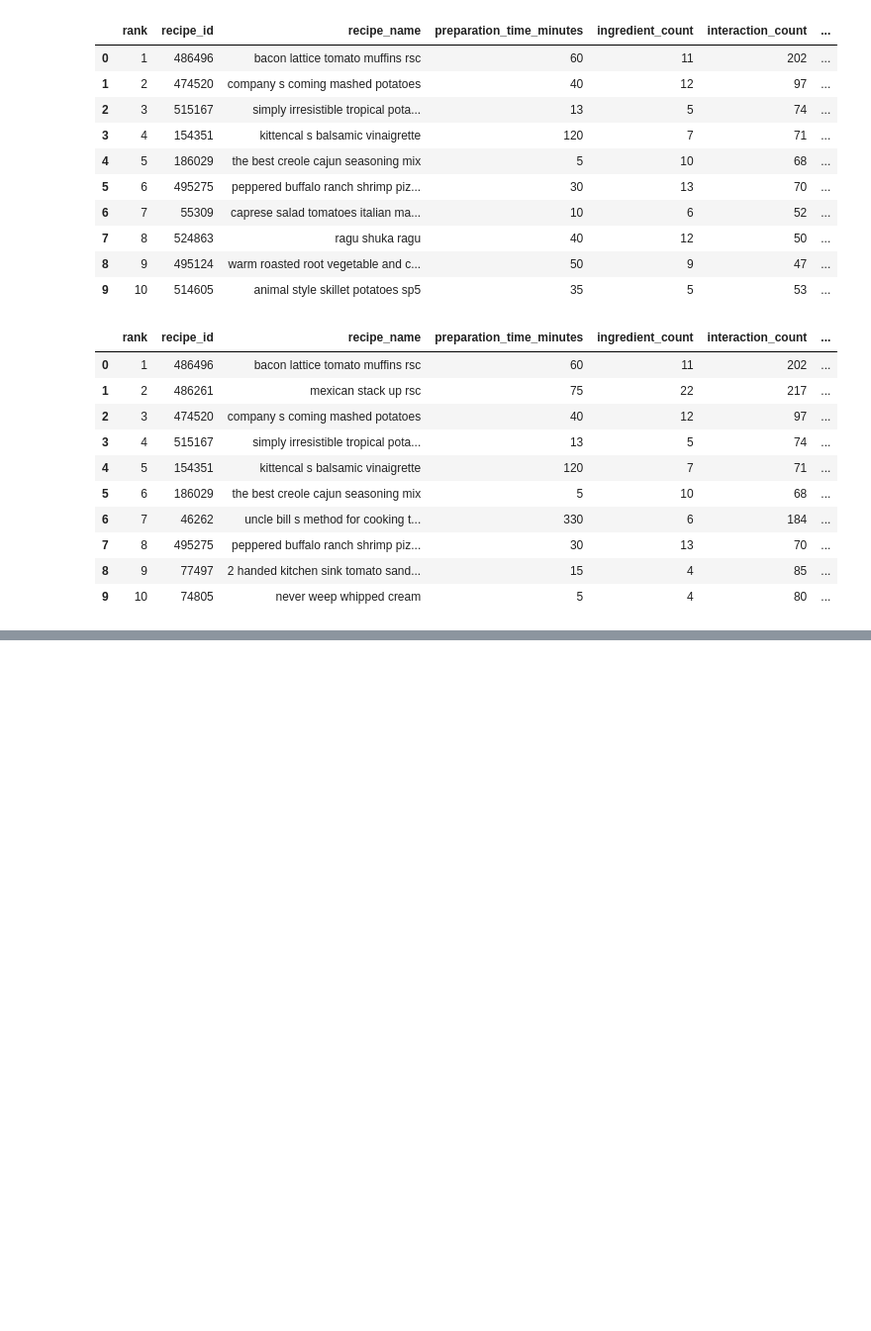
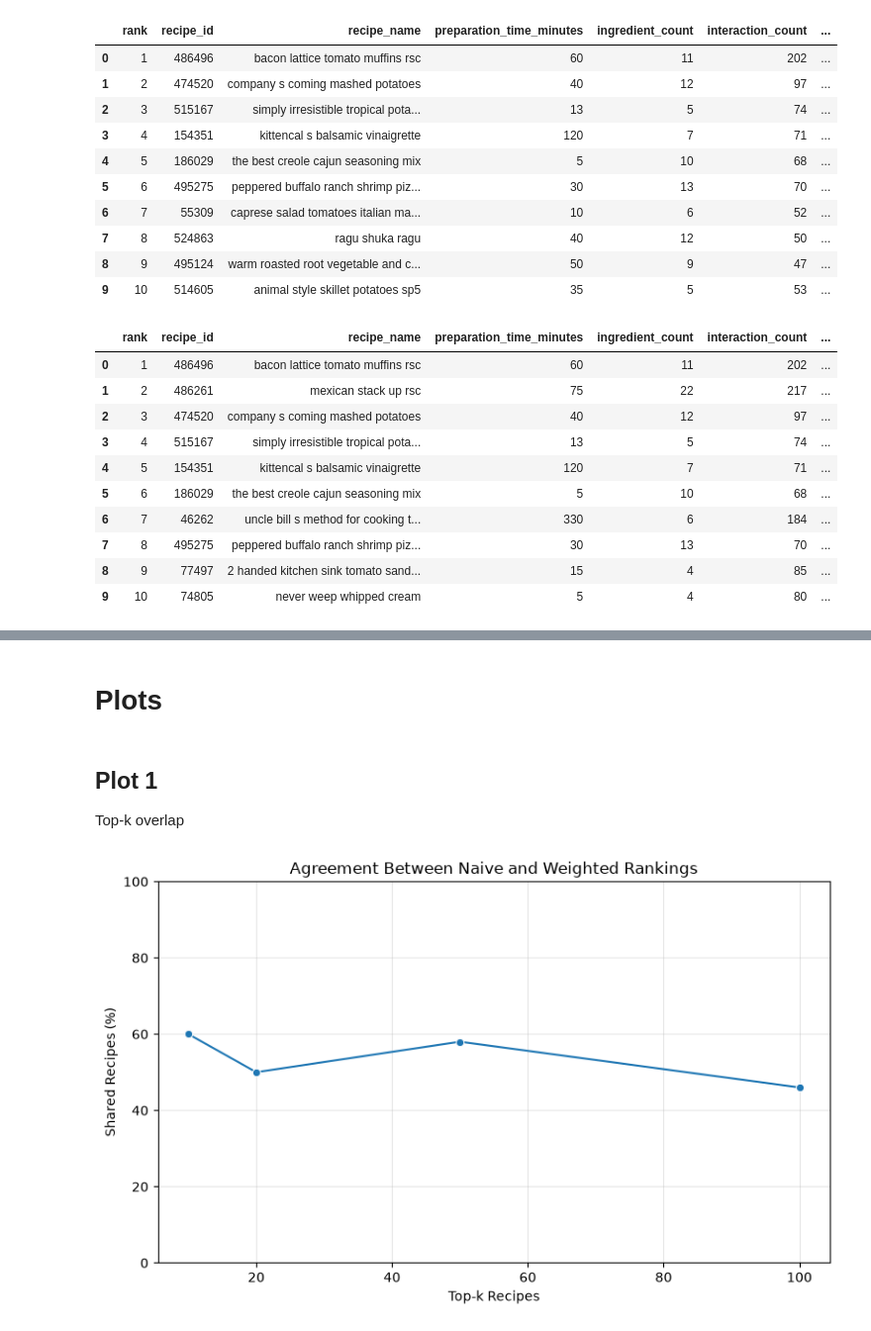
Before and after one commit to erfanesm80/rate-my-recipe, a Jupyter notebook: notebooks/ranking_analysis.ipynb, the cells around one changed output, grey strips where cells are left out. Shown at 99% size. Cells and saved outputs as stored; diff of their text form; code cells hidden in the pictures; blank space fills up the shorter version.

```diff
--- a/notebooks/ranking_analysis.ipynb
+++ b/notebooks/ranking_analysis.ipynb
@@ -55,0 +171,28 @@ Global mean rating: 4.6615
+# %% [markdown]
+# Plots
+# %% [markdown]
+## Plot 1
+Top-k overlap
+# %%
+import matplotlib.pyplot as plt
+import numpy as np
+import seaborn as sns
+
+plt.figure(figsize=(8, 5))
+
+sns.lineplot(
+    data=top_k_comparisons,
+    x="top_k",
+    y="overlap_percentage",
+    marker="o",
+)
+
+plt.title("Agreement Between Naive and Weighted Rankings")
+plt.xlabel("Top-k Recipes")
+plt.ylabel("Shared Recipes (%)")
+plt.ylim(0, 100)
+plt.grid(alpha=0.3)
+plt.tight_layout()
+plt.show()
+# %% [output]
+[figure, added]
```
Also changed, not shown: parts of 7 cells of this notebook.
